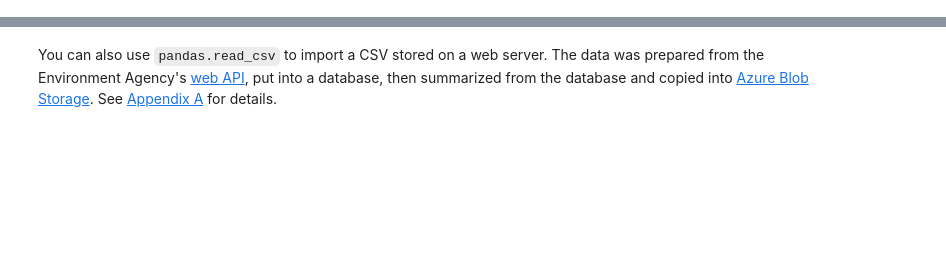
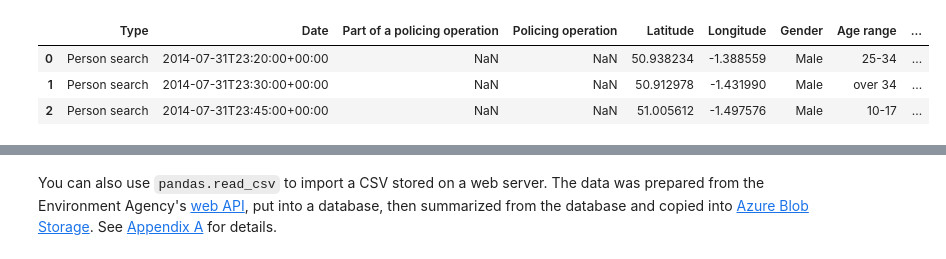
Before and after one commit to damonjw/scicomp, a Jupyter notebook: 3. Working with data.ipynb, the cells around one changed output, grey strips where cells are left out. Cells and saved outputs as stored; diff of their text form; code cells hidden in the pictures; blank space fills up the shorter version.

```diff
--- a/3. Working with data.ipynb
+++ b/3. Working with data.ipynb
@@ -137,0 +34,10 @@ iris = {col: iris[col].values for col in iris}   # (optional) convert it to dict
+# %%
+# Import a dataframe using the pandas library
+stopsearch = pandas.read_csv('stop-and-search.csv')
+# Display the first 3 rows
+stopsearch[:3]
+# %% [output]
+|  | Type | Date | Part of a policing operation | Policing operation | Latitude | Longitude | Gender | Age range | ... |
+| 0 | Person search | 2014-07-31T23:20:00+00:00 | NaN | NaN | 50.938234 | -1.388559 | Male | 25-34 | ... |
+| 1 | Person search | 2014-07-31T23:30:00+00:00 | NaN | NaN | 50.912978 | -1.431990 | Male | over 34 | ... |
+| 2 | Person search | 2014-07-31T23:45:00+00:00 | NaN | NaN | 51.005612 | -1.497576 | Male | 10-17 | ... |
```
Also changed, not shown: parts of 45 cells of this notebook, 8 other files.
